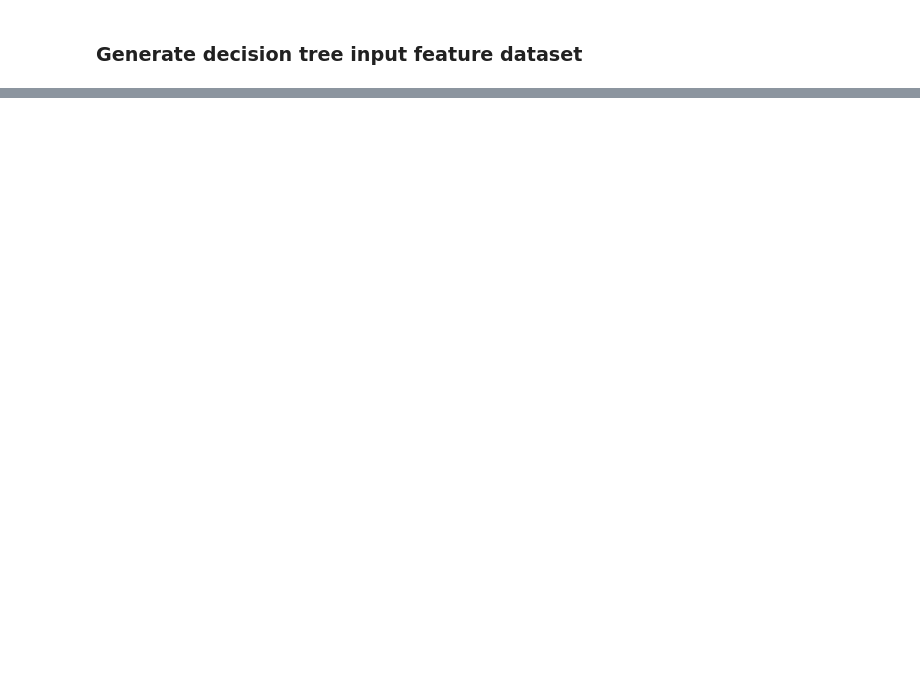
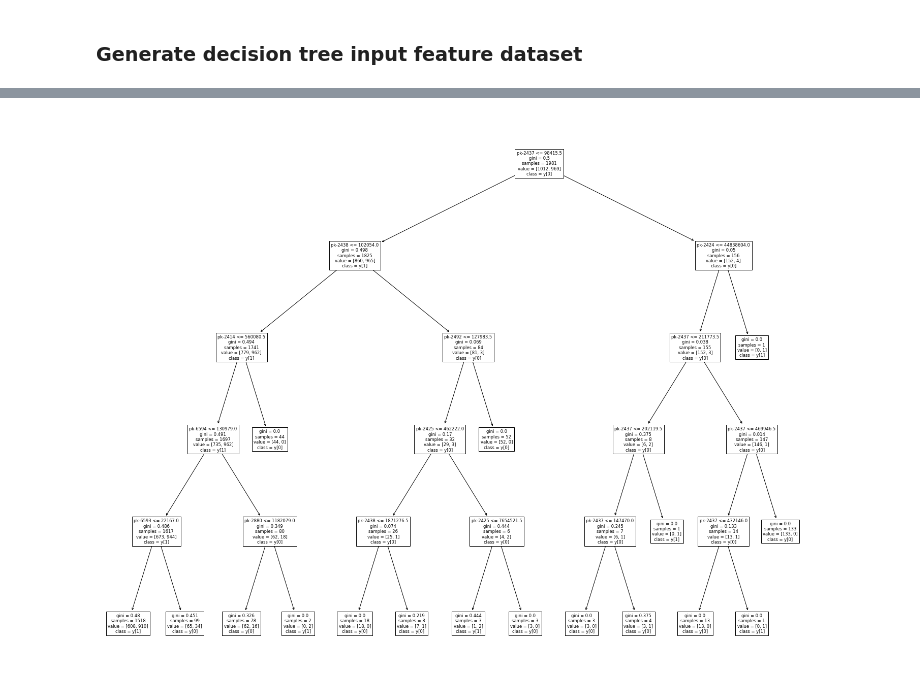
Before and after one commit to TYChan6028/AST-ML, a Jupyter notebook: ms_models.ipynb, the cells around one changed output, grey strips where cells are left out. Saved outputs shown, nothing was run; the diff lists cells and outputs as text; code cells hidden in the pictures; blank space fills up the shorter version.

```diff
--- a/ms_models.ipynb
+++ b/ms_models.ipynb
@@ -75,0 +83,9 @@ dt_input_df.T
+# %%
+# shuffle
+x = dt_input_df.sample(frac=1, random_state=1).reset_index(drop=True)
+y = x.loc[:, 'Result']  # label: S or R
+x = x.drop(columns=['Result'])  # feature: peaks
+# %%
+# train test split
+from sklearn.model_selection import train_test_split
+x_train, x_test, y_train, y_test = train_test_split(x, y, test_size=0.2, random_state=0)
@@ -75,0 +107,9 @@ dt_input_df.T
+# %%
+from sklearn.tree import plot_tree
+import matplotlib.pyplot as plt
+
+fig = plt.figure(figsize=(25,20))
+_ = plot_tree(tree, feature_names=df.index.values, class_names=True)
+fig.savefig("decistion_tree.png")
+# %% [output]
+[figure, added]
```
Also changed, not shown: parts of 17 cells of this notebook.
